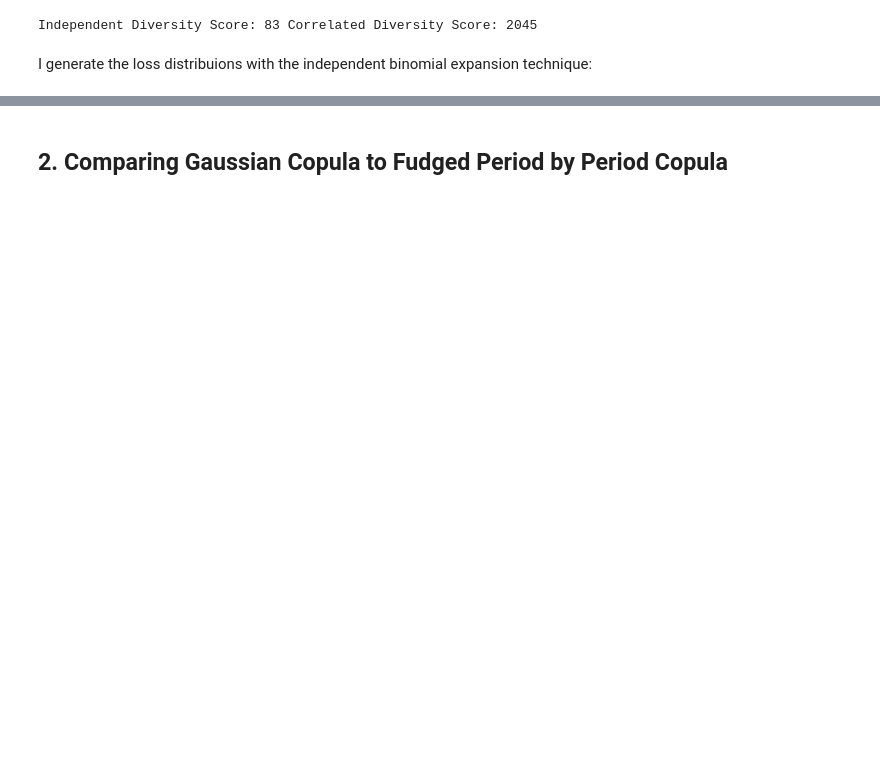
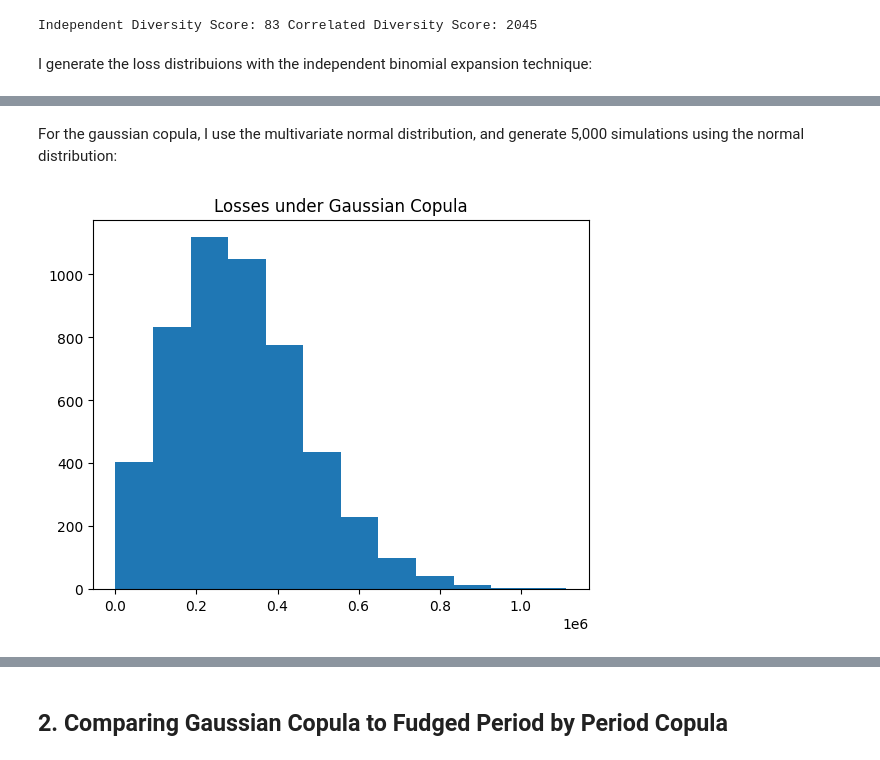
Before and after one commit to dg3358/Columbia-MATH-5450-Project, a Jupyter notebook: MATH-5450-Project-Code.ipynb, the cells around one changed output, grey strips where cells are left out. Saved outputs shown, nothing was run; the diff lists cells and outputs as text; code cells hidden in the pictures; blank space fills up the shorter version.

Commit message:
finish copula

```diff
--- a/MATH-5450-Project-Code.ipynb
+++ b/MATH-5450-Project-Code.ipynb
@@ -164,0 +181,16 @@ Expected Loss percentage by tranche:
+# %% [markdown]
+For the gaussian copula, I use the multivariate normal distribution, and generate 5,000 simulations using the normal distribution:
+# %%
+default_cond = norm.ppf(default_probs)
+np.random.seed(4)
+x = np.random.multivariate_normal(mean = [0] * len(default_probs), cov = paired_corr, size = 5000)
+num_defaults = np.empty(shape = (5000,))
+loss = np.empty(shape = (5000,))
+for i in range(len(x)):
+    num_defaults[i] = len(np.where(default_cond > x[i])[0])
+    loss[i] = np.sum(Notionals[np.where(default_cond > x[i])[0]]) * (1 - recovery)
+plt.hist(loss, bins = 12)
+plt.title("Losses under Gaussian Copula")
+plt.show()
+# %% [output]
+[figure, added]
```
Also changed, not shown: parts of 13 cells of this notebook.
